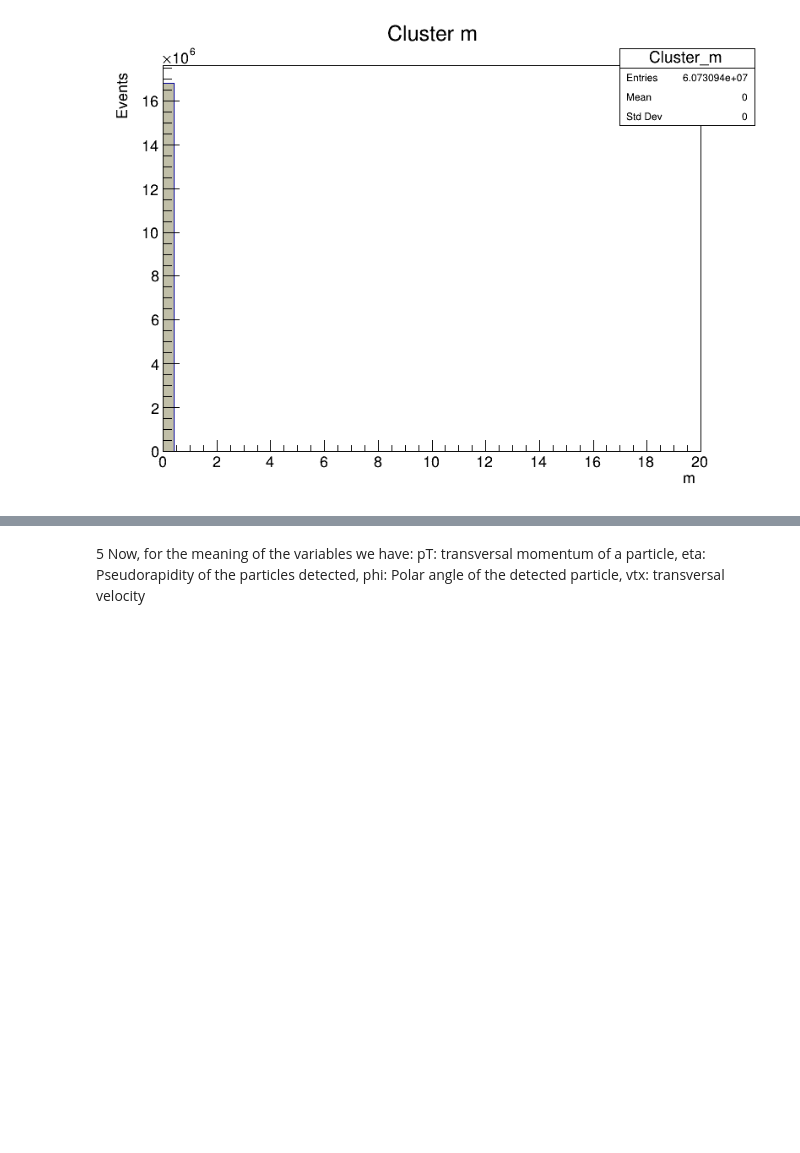
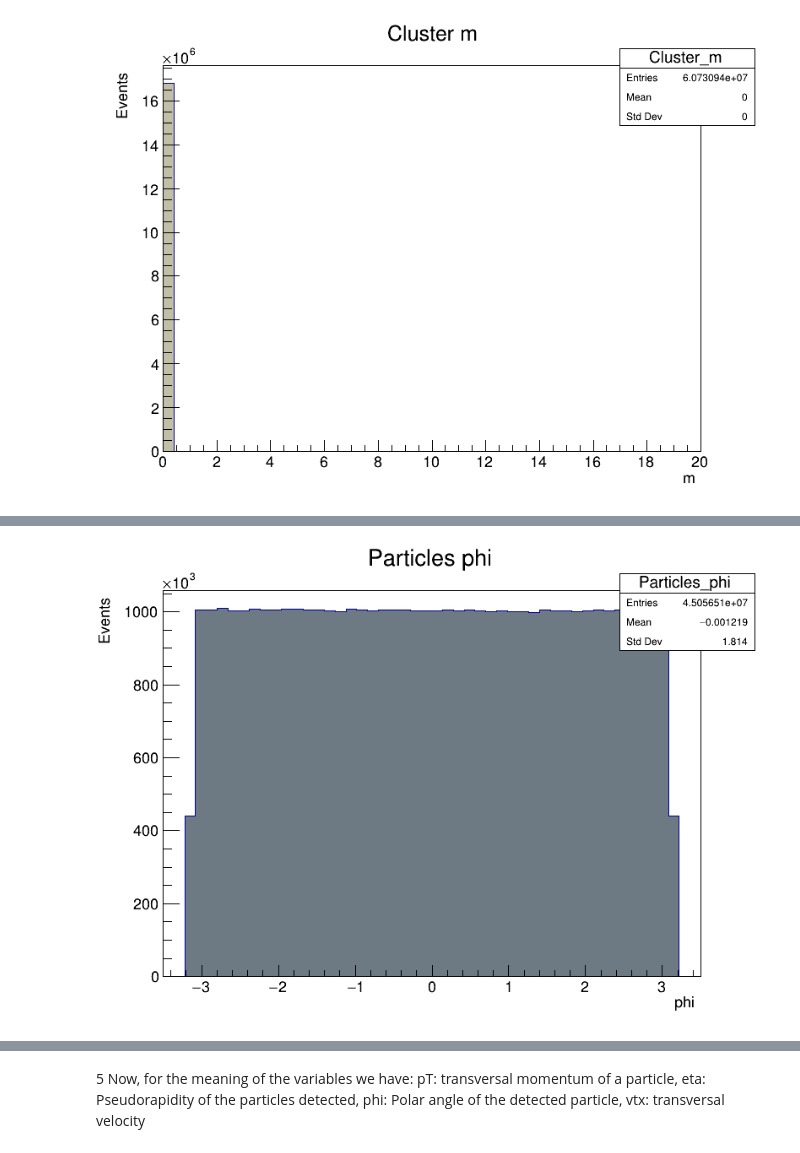
Before and after one commit to nigomezcr/Temas-Avanzados-en-F-sica-de-Part-culas, a Jupyter notebook: Trakcs and Clusters/Tracks_Clusters_cpp.ipynb, the cells around one changed output, grey strips where cells are left out. Saved outputs shown, nothing was run; the diff lists cells and outputs as text; code cells hidden in the pictures; blank space fills up the shorter version.

```diff
--- a/Trakcs and Clusters/Tracks_Clusters_cpp.ipynb
+++ b/Trakcs and Clusters/Tracks_Clusters_cpp.ipynb
@@ -420,0 +483,6 @@ canvas->Draw();
+# %%
+hist_particles_phi->SetFillColor(37);
+hist_particles_phi->Draw();
+canvas->Draw();
+# %% [output]
+[figure, added]
```
Also changed, not shown: parts of 7 cells of this notebook.
